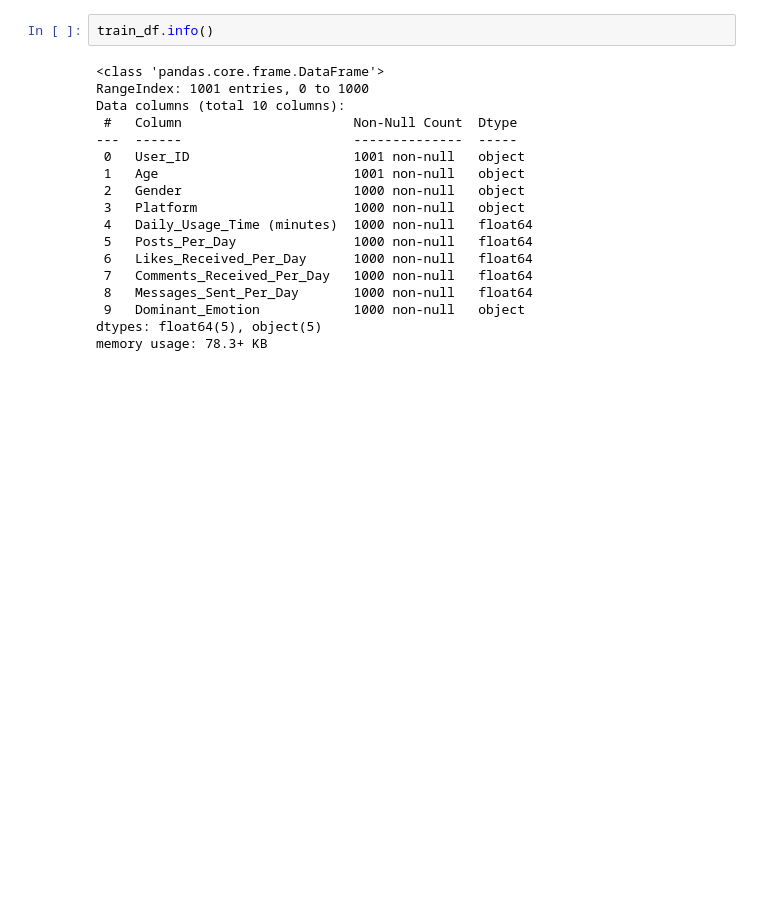
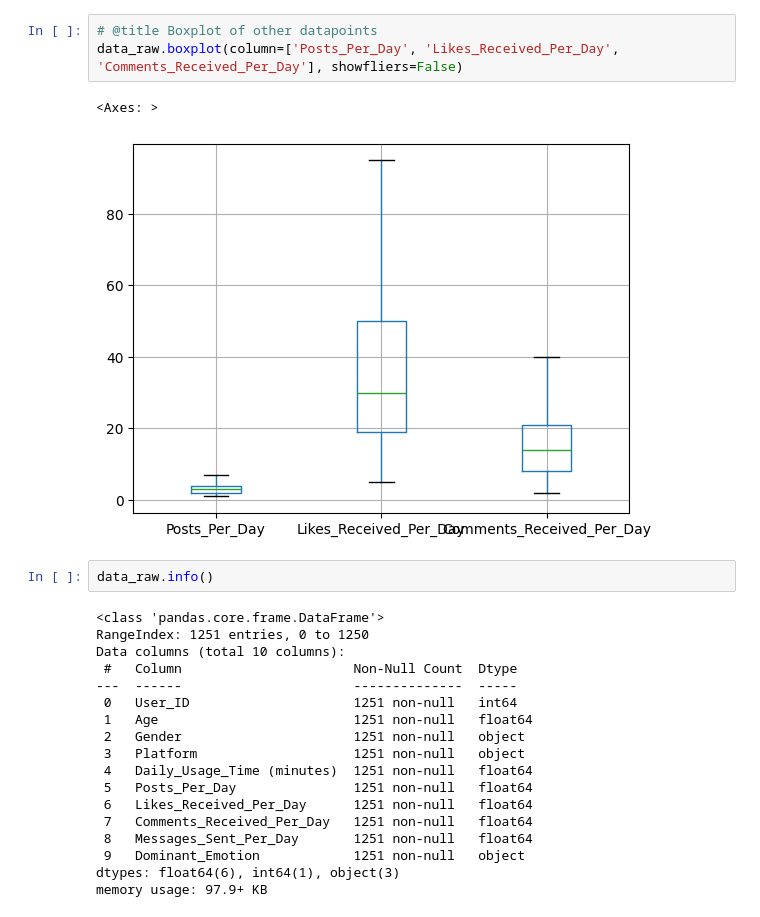
Before and after one commit to roshantaneja/ucla_cssi_2024, a Jupyter notebook: project/project.ipynb, the cells around one changed output. Drawn from its saved outputs; the diff is of its cells as text; blank space fills up the shorter version.

```diff
--- a/project/project.ipynb
+++ b/project/project.ipynb
@@ -18,20 +51,26 @@ ParserError: Error tokenizing data. C error: Expected 10 fields in line 91, saw
+# %%
+# @title Boxplot of other datapoints
+data_raw.boxplot(column=['Posts_Per_Day', 'Likes_Received_Per_Day', 'Comments_Received_Per_Day'], showfliers=False)
+# %% [output]
+<Axes: >
+[figure, added]
 # %%
-train_df.info()
+data_raw.info()
 # %% [output]
 <class 'pandas.core.frame.DataFrame'>
-RangeIndex: 1001 entries, 0 to 1000
+RangeIndex: 1251 entries, 0 to 1250
 Data columns (total 10 columns):
  #   Column                      Non-Null Count  Dtype
 ---  ------                      --------------  -----
- 0   User_ID                     1001 non-null   object
- 1   Age                         1001 non-null   object
- 2   Gender                      1000 non-null   object
- 3   Platform                    1000 non-null   object
- 4   Daily_Usage_Time (minutes)  1000 non-null   float64
- 5   Posts_Per_Day               1000 non-null   float64
- 6   Likes_Received_Per_Day      1000 non-null   float64
- 7   Comments_Received_Per_Day   1000 non-null   float64
- 8   Messages_Sent_Per_Day       1000 non-null   float64
- 9   Dominant_Emotion            1000 non-null   object
-dtypes: float64(5), object(5)
-memory usage: 78.3+ KB
+ 0   User_ID                     1251 non-null   int64
+ 1   Age                         1251 non-null   float64
+ 2   Gender                      1251 non-null   object
+ 3   Platform                    1251 non-null   object
+ 4   Daily_Usage_Time (minutes)  1251 non-null   float64
+ 5   Posts_Per_Day               1251 non-null   float64
+ 6   Likes_Received_Per_Day      1251 non-null   float64
+ 7   Comments_Received_Per_Day   1251 non-null   float64
+ 8   Messages_Sent_Per_Day       1251 non-null   float64
+ 9   Dominant_Emotion            1251 non-null   object
+dtypes: float64(6), int64(1), object(3)
+memory usage: 97.9+ KB
```
Also changed, not shown: parts of 10 cells of this notebook, 26 other files.
